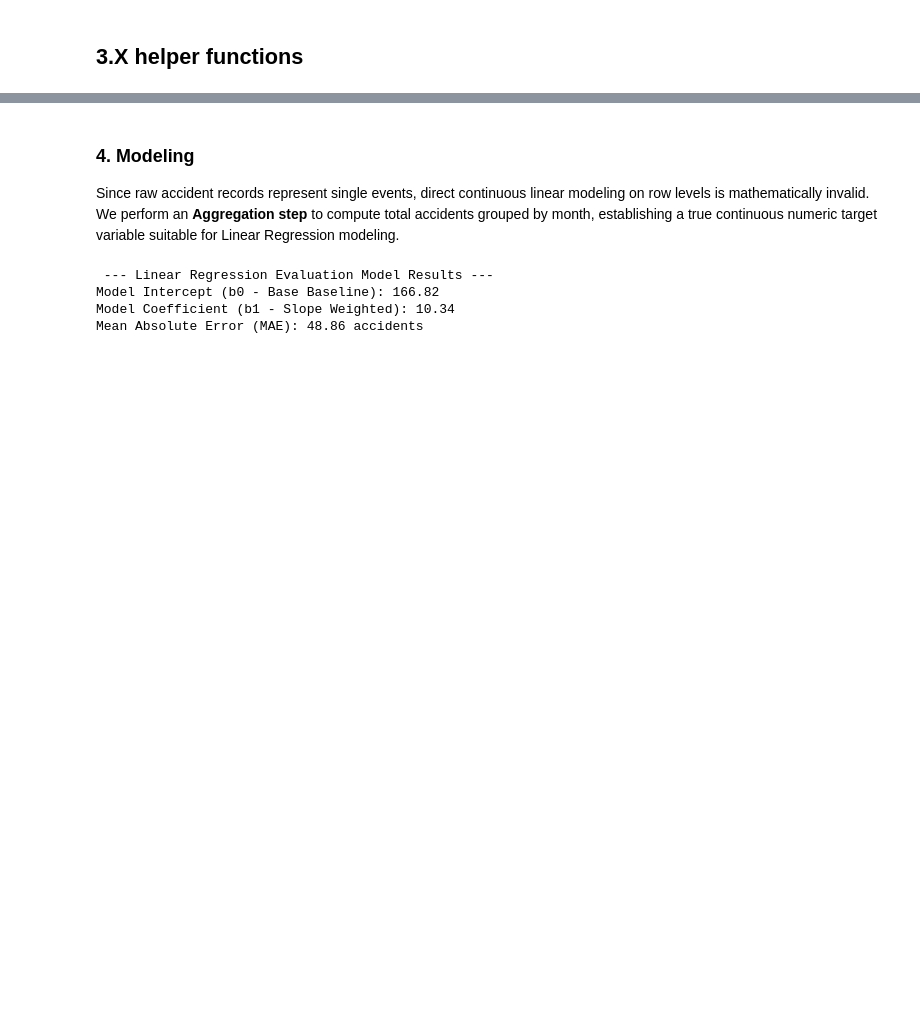
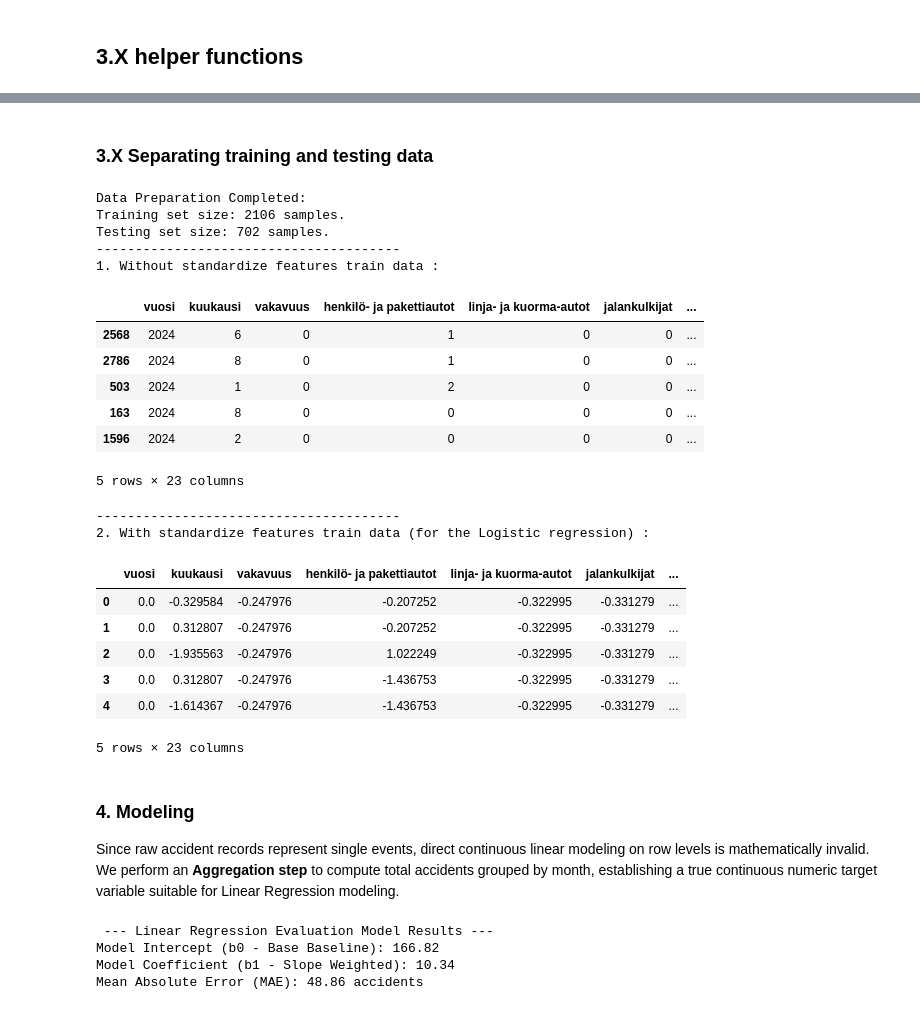
Before and after one commit to TopiAhola/data-and-ml-group5, a Jupyter notebook: project/traffic_accidents_analysis.ipynb, the cells around one changed output, grey strips where cells are left out. Drawn from its saved outputs; the diff is of its cells as text; code cells hidden in the pictures; blank space fills up the shorter version.

```diff
--- a/project/traffic_accidents_analysis.ipynb
+++ b/project/traffic_accidents_analysis.ipynb
@@ -225,3 +224,72 @@ def hour_from_noon(hour):
+# %%
+# Drop id
+df_accidents.drop('id', axis=1, inplace=True)
+
+# Drop unnecessary string fields
+df_accidents.drop('FID', axis=1, inplace=True)
+df_accidents.drop('geom', axis=1, inplace=True)
+# %% [markdown]
+### 3.X Separating training and testing data
+# %%
+from sklearn.model_selection import train_test_split
+
+# Dataframe of lethality
+vakavuus_targets : pd.DataFrame = pd.DataFrame( df_accidents, columns=['vakavuus'] )
+
+# Hold-out validation split
+features_train, features_test, target_train, target_test = train_test_split(
+    df_accidents,
+    vakavuus_targets,
+    test_size=0.25,
+    random_state=69
+)
+
+# Scale features
+scaler = StandardScaler()
+
+# Fit the scaler on training data only to learn its mean and variance
+scaled_features_train = pd.DataFrame(scaler.fit_transform(features_train), columns=df_accidents.columns)
+
+# Scale features_test using the exact same mean and variance learned from features_train
+scaled_features_test = pd.DataFrame(scaler.transform(features_test), columns=df_accidents.columns)
+
+
+# assert the list sizes
+assert len(features_train) == len(target_train) and len(features_test) == len(target_test)
+
+print("Data Preparation Completed:")
+print(f"Training set size: {features_train.shape[0]} samples.")
+print(f"Testing set size: {features_test.shape[0]} samples.")
+
+print("---------------------------------------")
+print("1. Without standardize features train data :")
+display(features_train.head(5))
+
+print("---------------------------------------")
+print("2. With standardize features train data (for the Logistic regression) :")
+display(scaled_features_train.head(5))
+# %% [output]
+Data Preparation Completed:
+Training set size: 2106 samples.
+Testing set size: 702 samples.
+---------------------------------------
+1. Without standardize features train data :
+|  | vuosi | kuukausi | vakavuus | henkilö- ja pakettiautot | linja- ja kuorma-autot | jalankulkijat | ... |
+| 2568 | 2024 | 6 | 0 | 1 | 0 | 0 | ... |
+| 2786 | 2024 | 8 | 0 | 1 | 0 | 0 | ... |
+| 503 | 2024 | 1 | 0 | 2 | 0 | 0 | ... |
+| 163 | 2024 | 8 | 0 | 0 | 0 | 0 | ... |
+| 1596 | 2024 | 2 | 0 | 0 | 0 | 0 | ... |
+5 rows × 23 columns
+---------------------------------------
+2. With standardize features train data (for the Logistic regression) :
+|  | vuosi | kuukausi | vakavuus | henkilö- ja pakettiautot | linja- ja kuorma-autot | jalankulkijat | ... |
+| 0 | 0.0 | -0.329584 | -0.247976 | -0.207252 | -0.322995 | -0.331279 | ... |
+| 1 | 0.0 | 0.312807 | -0.247976 | -0.207252 | -0.322995 | -0.331279 | ... |
+| 2 | 0.0 | -1.935563 | -0.247976 | 1.022249 | -0.322995 | -0.331279 | ... |
+| 3 | 0.0 | 0.312807 | -0.247976 | -1.436753 | -0.322995 | -0.331279 | ... |
+| 4 | 0.0 | -1.614367 | -0.247976 | -1.436753 | -0.322995 | -0.331279 | ... |
+5 rows × 23 columns
 # %% [markdown]
 ### 4. Modeling
 Since raw accident records represent single events, direct continuous linear modeling on row levels is mathematically invalid. We perform an **Aggregation step** to compute total accidents grouped by month, establishing a true continuous numeric target variable suitable for Linear Regression modeling.
```
Also changed, not shown: parts of 8 cells of this notebook, 1 other file.
